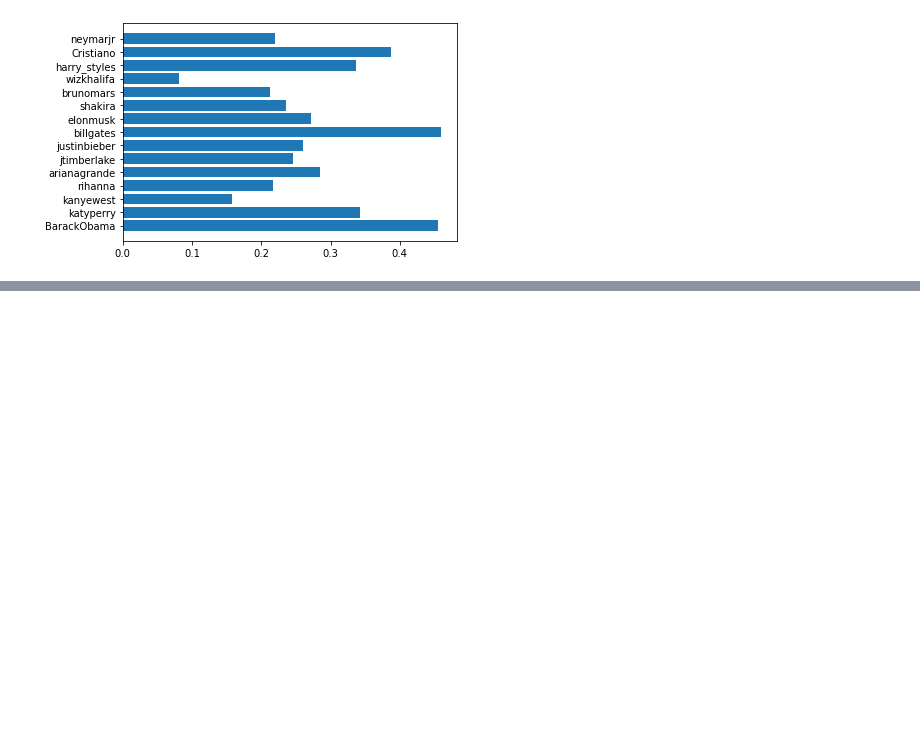
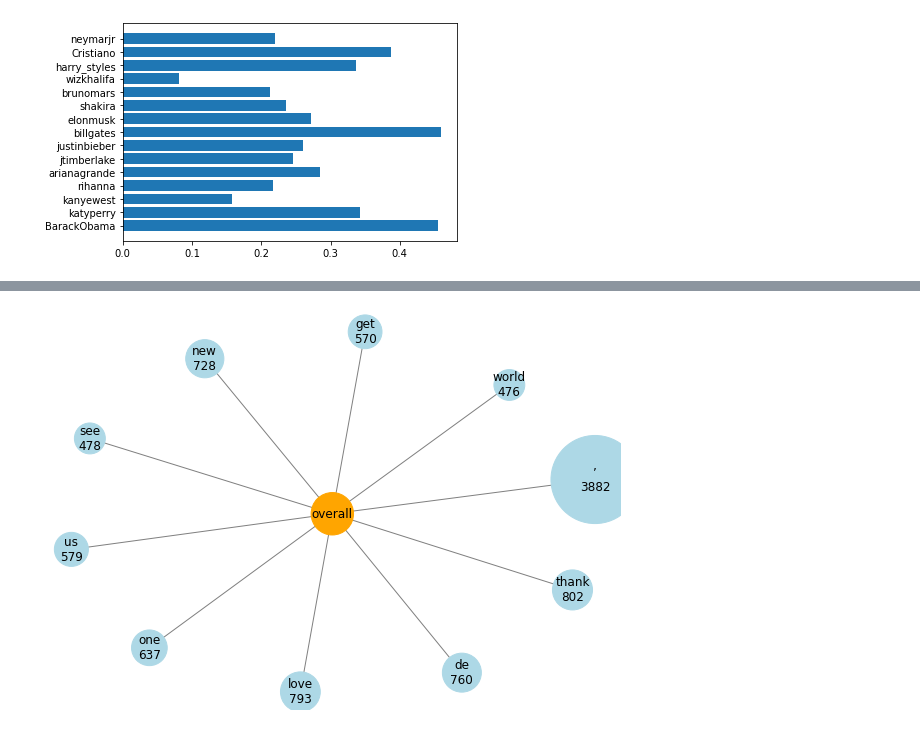
Before and after one commit to SamjhanaP/Tweet-Generator-AI, a Jupyter notebook: sentiment_analysis.ipynb, the cells around one changed output, grey strips where cells are left out. Saved outputs shown, nothing was run; the diff lists cells and outputs as text; code cells hidden in the pictures; blank space fills up the shorter version.

```diff
--- a/sentiment_analysis.ipynb
+++ b/sentiment_analysis.ipynb
@@ -114,0 +194,27 @@ plt.show()
+# %%
+import networkx as nx
+
+
+G1 = nx.Graph()
+G1.add_nodes_from(["overall"])
+
+color_map = []
+size_map = []
+
+color_map.append("orange")
+size_map.append(1800)
+
+for word_count in overall_frequent_word:
+    G1.add_edge("overall", str(word_count[0]) + "\n" + str(word_count[1]))
+
+    color_map.append("lightblue")
+    size_map.append(2 * word_count[1])
+
+
+
+# Plot the graph
+plt.figure(3,figsize=(8,5.5))
+nx.draw(G1, node_color = color_map, node_size=size_map, with_labels=True, font_size=12, edge_color='grey')
+plt.show()
+# %% [output]
+[figure, added]
```
Also changed, not shown: parts of 7 cells of this notebook, 4 other files.
